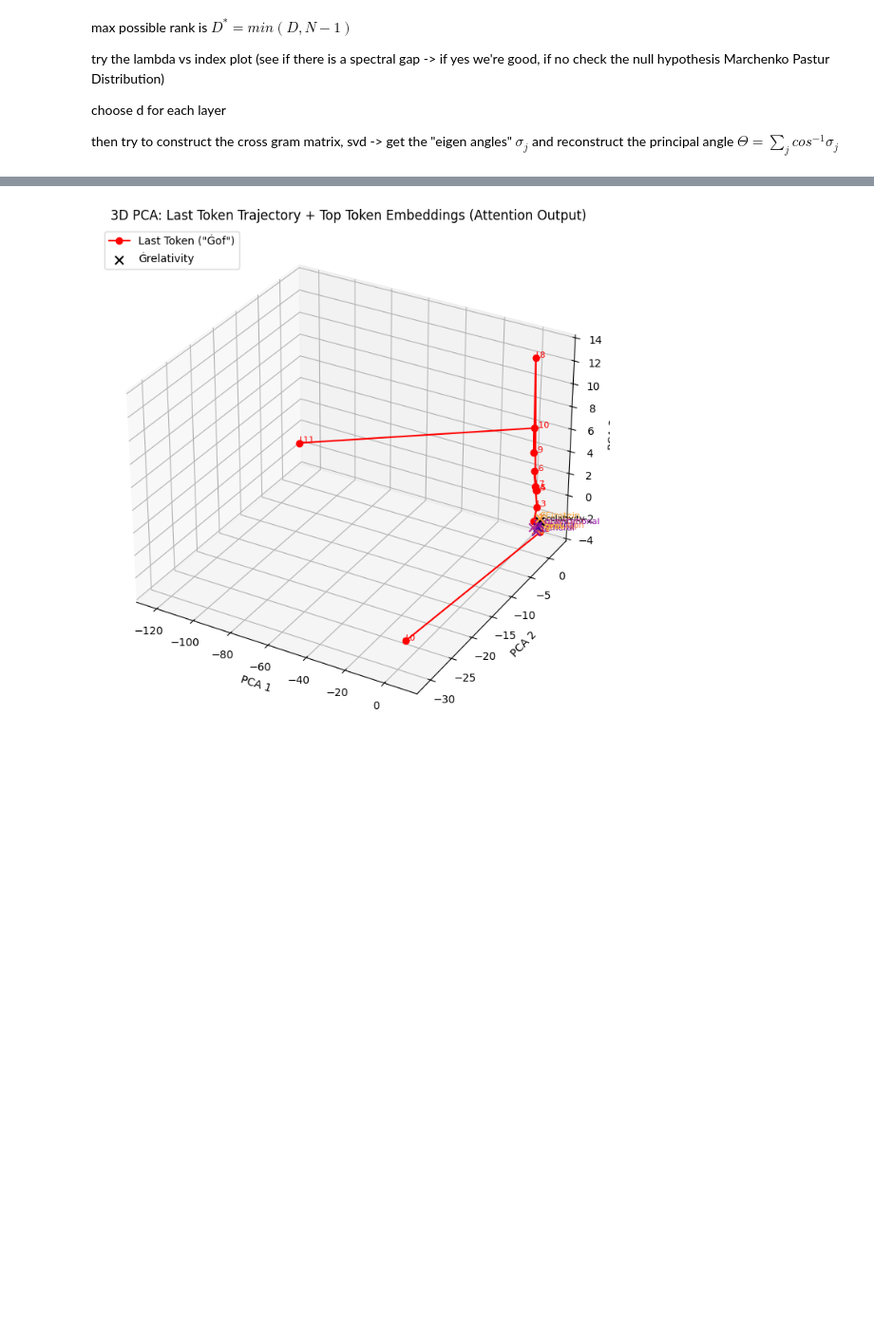
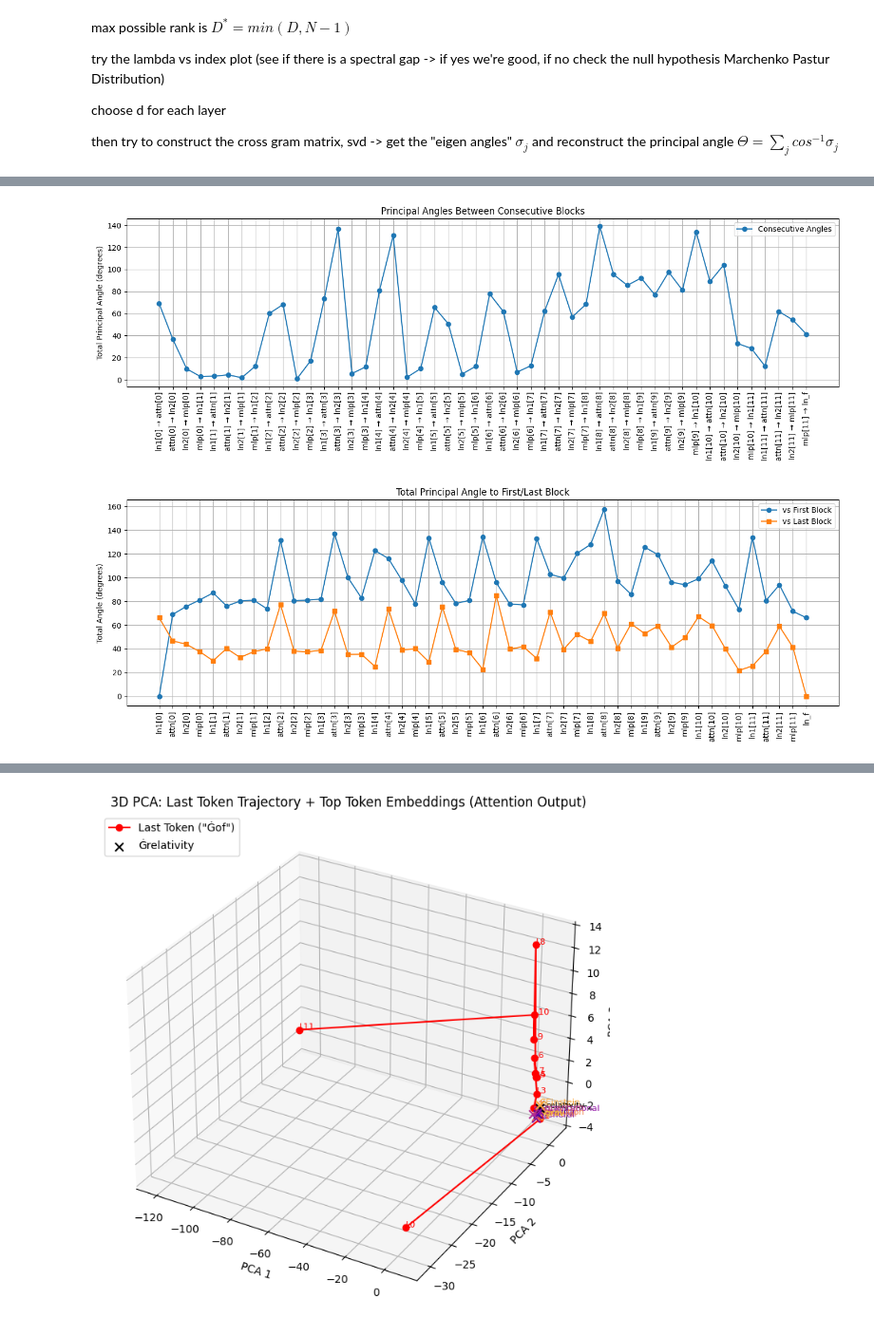
Before and after one commit to miriamzara/LCP_B_GPT2, a Jupyter notebook: angela/angela_blocks.ipynb, the cells around one changed output, grey strips where cells are left out. Shown at 95% size. Cells and saved outputs as stored; diff of their text form; code cells hidden in the pictures; blank space fills up the shorter version.

```diff
--- a/angela/angela_blocks.ipynb
+++ b/angela/angela_blocks.ipynb
@@ -676,0 +776,49 @@ plot_scree_and_cumulative(pca_ln1_details, selected_layers=[0, 3, 6, 9, 12], tit
+# %%
+all_outputs = []
+all_labels = []
+
+for i in range(12):
+    all_outputs.extend([ln1_outputs[i], attention_outputs[i], ln2_outputs[i], mlp_outputs[i]])
+    all_labels.extend([f"ln1[{i}]", f"attn[{i}]", f"ln2[{i}]", f"mlp[{i}]"])
+
+# Add final layer norm
+all_outputs.append(ln1_outputs[12])
+all_labels.append("ln_f")
+# %%
+consecutive_angles = [
+    compute_total_angle_between_outputs(all_outputs[i], all_outputs[i+1])
+    for i in range(len(all_outputs) - 1)
+]
+
+angles_vs_first = [
+    compute_total_angle_between_outputs(all_outputs[0], out)
+    for out in all_outputs
+]
+
+angles_vs_last = [
+    compute_total_angle_between_outputs(all_outputs[-1], out)
+    for out in all_outputs
+]
+plt.figure(figsize=(14, 5))
+plt.plot(consecutive_angles, marker='o', label="Consecutive Angles")
+plt.xticks(ticks=range(len(all_labels)-1), labels=[f"{all_labels[i]} → {all_labels[i+1]}" for i in range(len(all_labels)-1)], rotation=90)
+plt.title("Principal Angles Between Consecutive Blocks")
+plt.ylabel("Total Principal Angle (degrees)")
+plt.grid(True)
+plt.legend()
+plt.tight_layout()
+plt.show()
+
+plt.figure(figsize=(14, 5))
+plt.plot(angles_vs_first, label="vs First Block", marker='o')
+plt.plot(angles_vs_last, label="vs Last Block", marker='s')
+plt.xticks(ticks=range(len(all_labels)), labels=all_labels, rotation=90)
+plt.title("Total Principal Angle to First/Last Block")
+plt.ylabel("Total Angle (degrees)")
+plt.grid(True)
+plt.legend()
+plt.tight_layout()
+plt.show()
+# %% [output]
+[figure, added]
+[figure, added]
```
Also changed, not shown: parts of 16 cells of this notebook.
